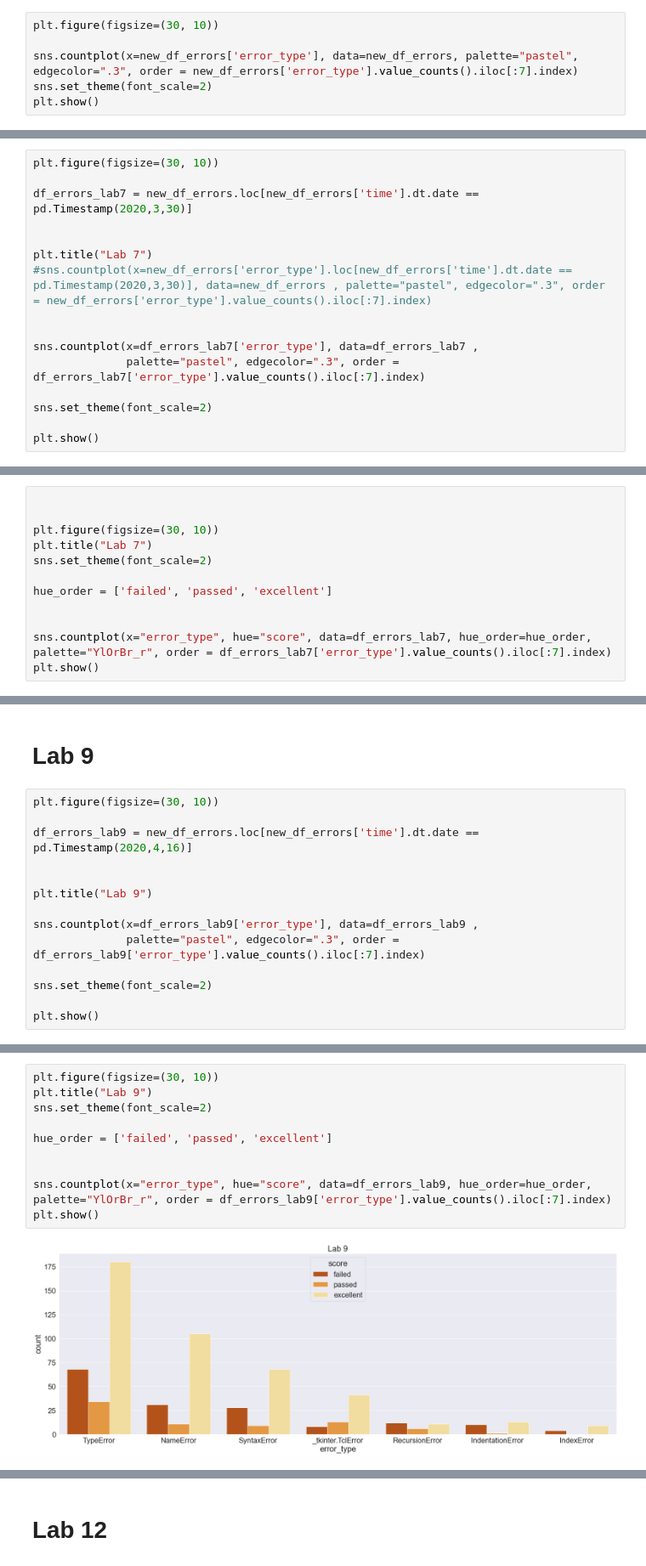
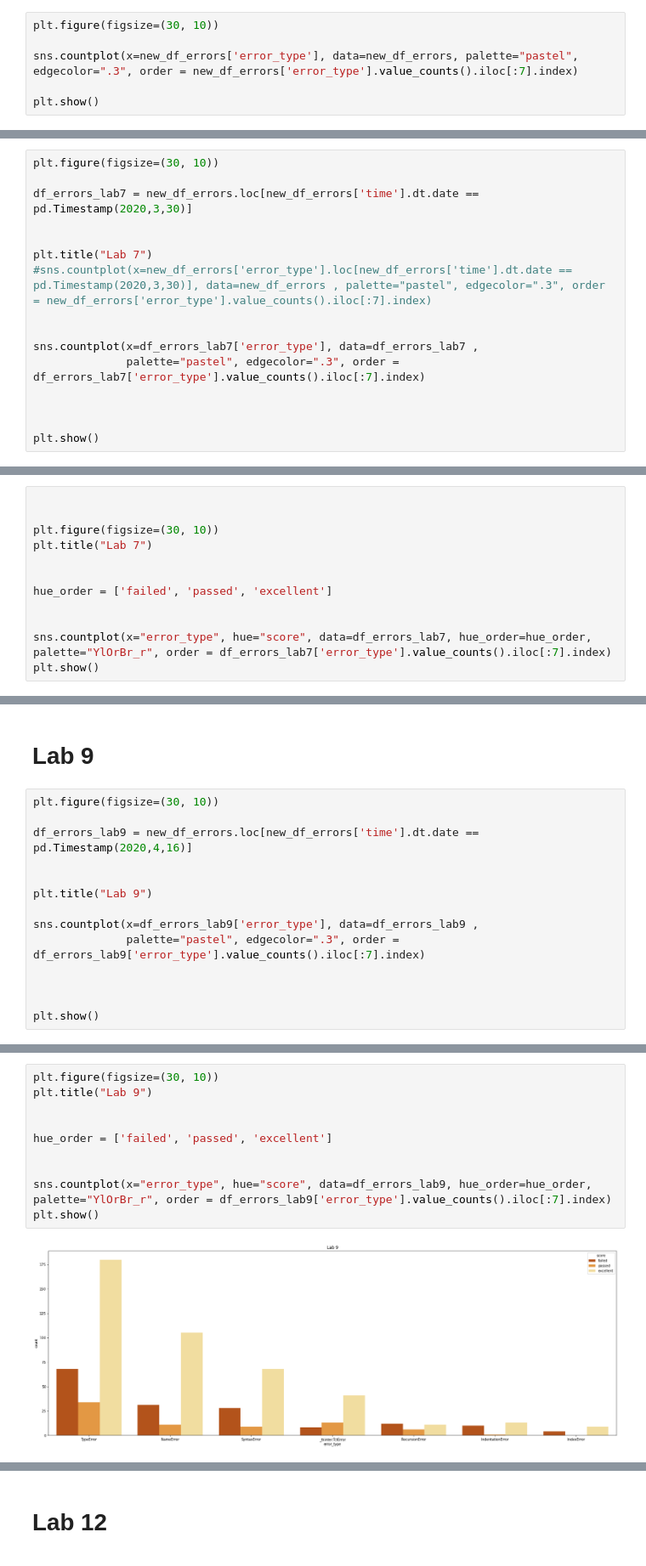
Before and after one commit to alefreda/thonny-log-analysis, a Jupyter notebook: Thonny_log_analysis.ipynb, the cells around one changed output, grey strips where cells are left out. Shown at 85% size. Cells and saved outputs as stored; diff of their text form.

```diff
--- a/Thonny_log_analysis.ipynb
+++ b/Thonny_log_analysis.ipynb
@@ -312,6 +312,6 @@ Text(0, 0.5, 'Error type')
 plt.figure(figsize=(30, 10))
 
 sns.countplot(x=new_df_errors['error_type'], data=new_df_errors, palette="pastel", edgecolor=".3", order = new_df_errors['error_type'].value_counts().iloc[:7].index)
-sns.set_theme(font_scale=2)
+
 plt.show()
 # %% [output]
@@ -356,7 +356,7 @@ plt.title("Lab 7")
 sns.countplot(x=df_errors_lab7['error_type'], data=df_errors_lab7 ,
               palette="pastel", edgecolor=".3", order = df_errors_lab7['error_type'].value_counts().iloc[:7].index)
 
-sns.set_theme(font_scale=2)
+
 
 plt.show()
 # %% [output]
@@ -366,7 +366,7 @@ plt.show()
 
 plt.figure(figsize=(30, 10))
 plt.title("Lab 7")
-sns.set_theme(font_scale=2)
+
 
 hue_order = ['failed', 'passed', 'excellent']
 
@@ -388,7 +388,7 @@ plt.title("Lab 9")
 sns.countplot(x=df_errors_lab9['error_type'], data=df_errors_lab9 ,
               palette="pastel", edgecolor=".3", order = df_errors_lab9['error_type'].value_counts().iloc[:7].index)
 
-sns.set_theme(font_scale=2)
+
 
 plt.show()
 # %% [output]
@@ -396,12 +396,12 @@ plt.show()
 # %%
 plt.figure(figsize=(30, 10))
 plt.title("Lab 9")
-sns.set_theme(font_scale=2)
+
 
 hue_order = ['failed', 'passed', 'excellent']
 
 
 sns.countplot(x="error_type", hue="score", data=df_errors_lab9, hue_order=hue_order, palette="YlOrBr_r", order = df_errors_lab9['error_type'].value_counts().iloc[:7].index)
 plt.show()
 # %% [output]
-[figure, old version]
+[figure, new version]
```
Also changed, not shown: parts of 31 cells of this notebook.
